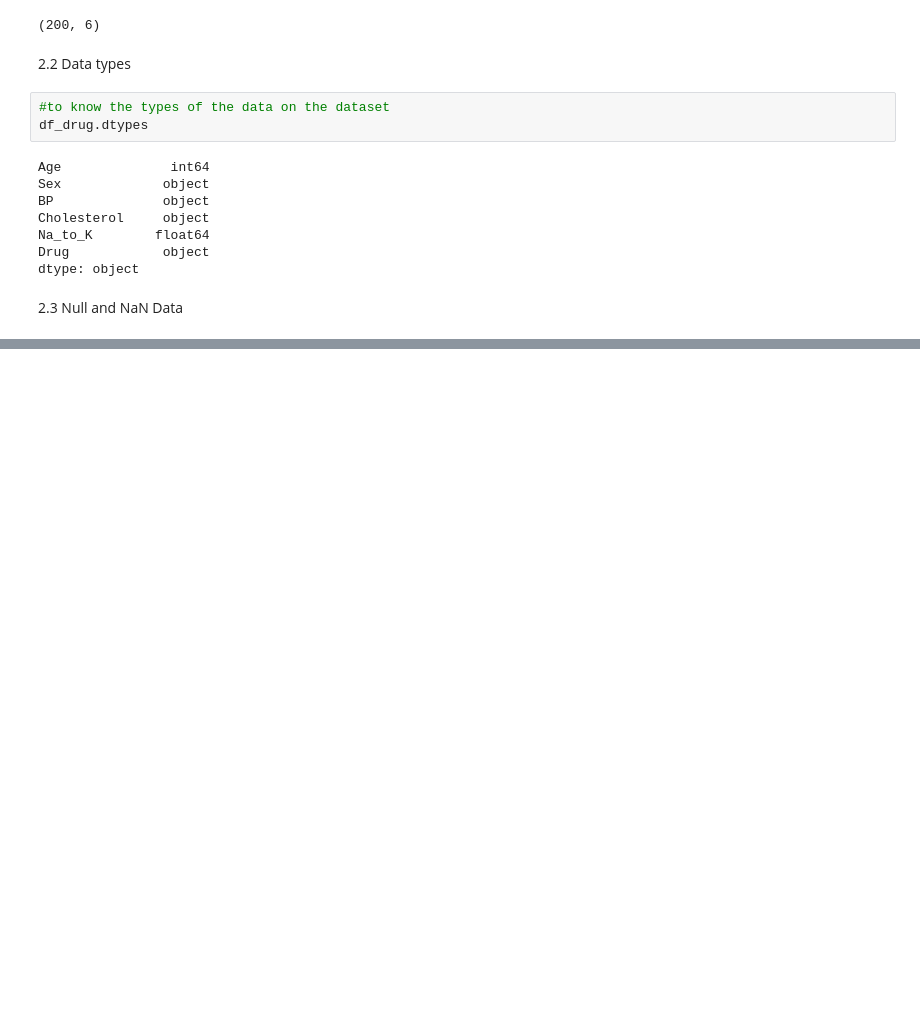
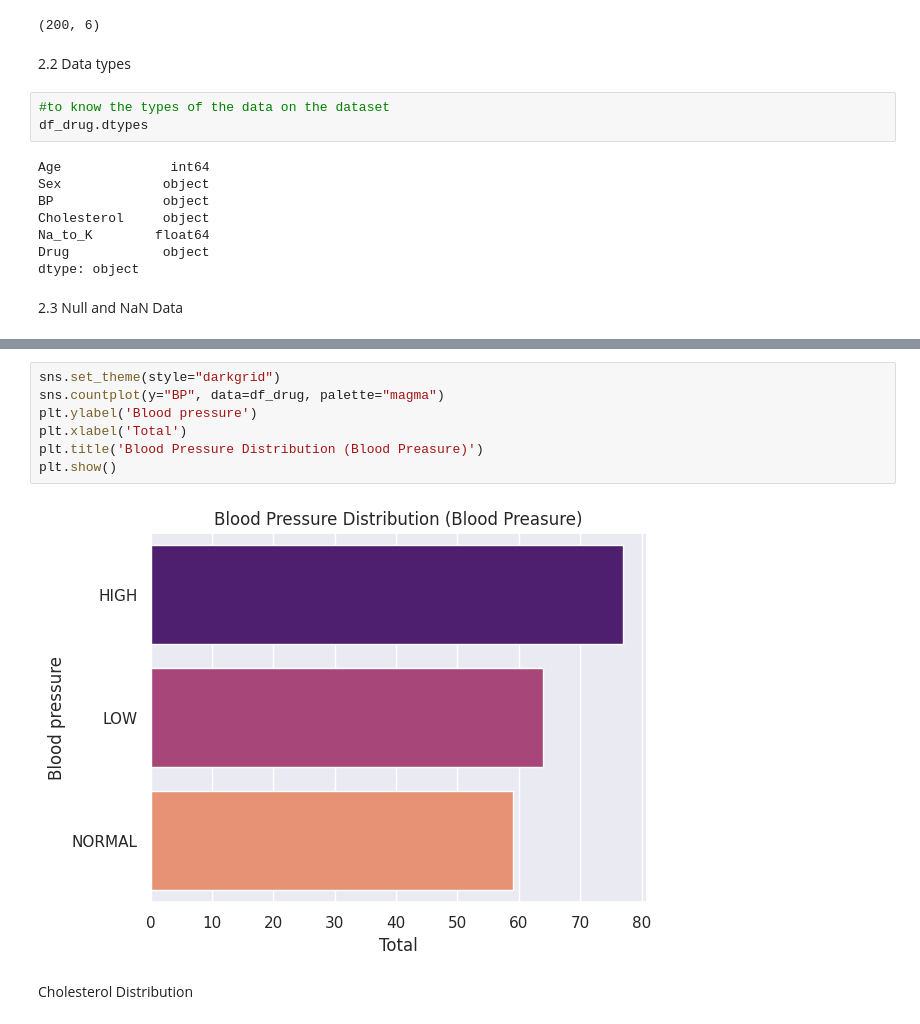
Before and after one commit to jash-ai/PYTHON, a Jupyter notebook: DRUG_CLASSIFICATION.ipynb, the cells around one changed output, grey strips where cells are left out. Cells and saved outputs as stored; diff of their text form; blank space fills up the shorter version.

```diff
--- a/DRUG_CLASSIFICATION.ipynb
+++ b/DRUG_CLASSIFICATION.ipynb
@@ -87,0 +220,11 @@ dtype: object
+# %%
+sns.set_theme(style="darkgrid")
+sns.countplot(y="BP", data=df_drug, palette="magma")
+plt.ylabel('Blood pressure')
+plt.xlabel('Total')
+plt.title('Blood Pressure Distribution (Blood Preasure)')
+plt.show()
+# %% [output]
+[figure, added]
+# %% [markdown]
+Cholesterol Distribution
```
Also changed, not shown: parts of 105 cells of this notebook.
